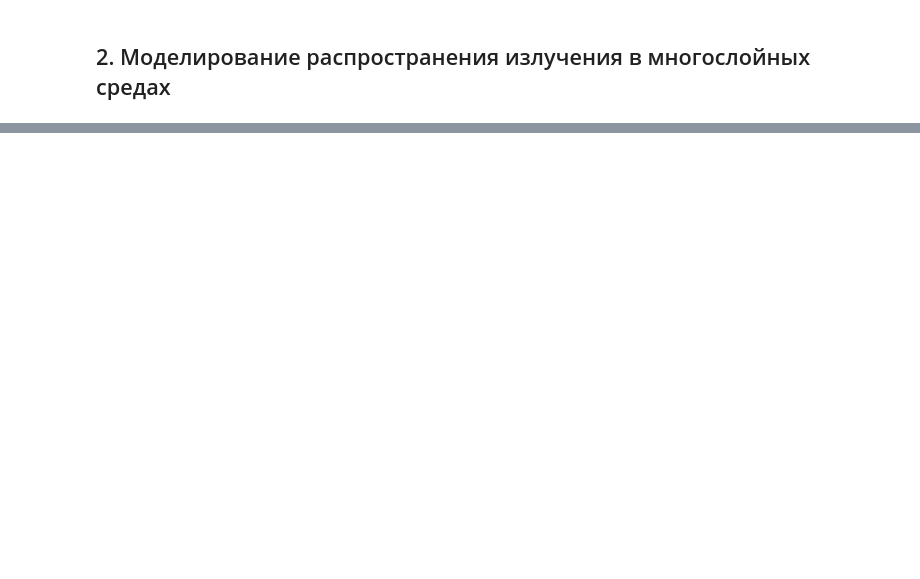
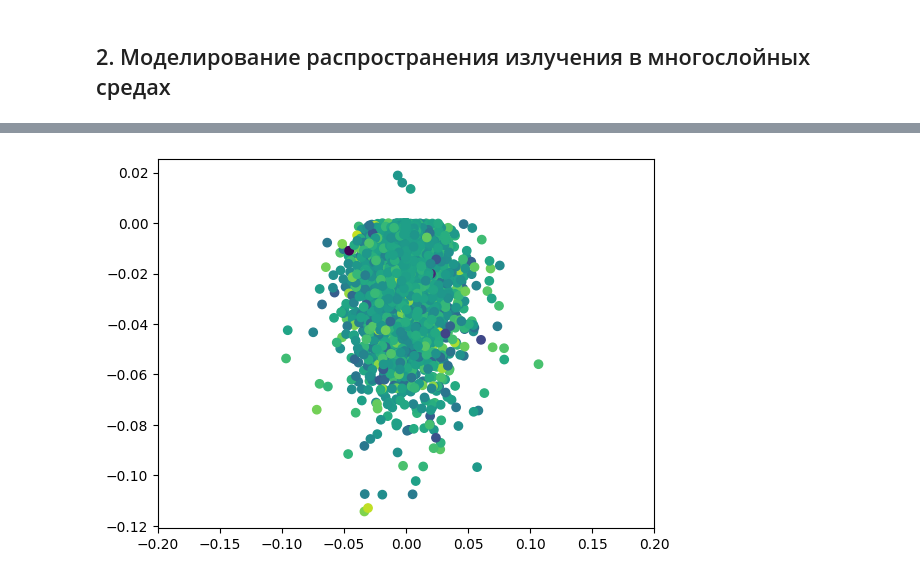
Before and after one commit to ipaingo/study, a Jupyter notebook: python/imit/lab2.ipynb, the cells around one changed output, grey strips where cells are left out. Saved outputs shown, nothing was run; the diff lists cells and outputs as text; code cells hidden in the pictures; blank space fills up the shorter version.

```diff
--- a/python/imit/lab2.ipynb
+++ b/python/imit/lab2.ipynb
@@ -255,32 +248,0 @@ depth = 0.07
-# %%
-# Визуализация слоёв
-fig = plt.figure(figsize=(6, 8))
-ax = fig.add_subplot(111, projection='3d')
-
-z_start = 0
-for layer in layers:
-    r = random.randint(0, 255)
-    g = random.randint(0, 255)
-    b = random.randint(0, 255)
-
-    z_end = z_start - layer["d"]
-    x = np.linspace(-0.5, 0.5, 10)
-    y = np.linspace(-0.5, 0.5, 10)
-    X, Y = np.meshgrid(x, y)
-    Z = np.full_like(X, z_end)
-    ax.plot_surface(X, Y, Z, color="#{:02x}{:02x}{:02x}".format(r, g, b), alpha=0.3)
-    z_start = z_end
-
-# Визуализация сферы
-u = np.linspace(0, 2 * np.pi, 20)
-v = np.linspace(0, np.pi, 20)
-x_s = radius * np.outer(np.cos(u), np.sin(v))
-y_s = radius * np.outer(np.sin(u), np.sin(v))
-z_s = radius * np.outer(np.ones(np.size(u)), np.cos(v)) - depth
-ax.plot_surface(x_s, y_s, z_s, color='r', alpha=1.0)
-
-ax.set_xlabel("X")
-ax.set_ylabel("Y")
-ax.set_zlabel("Z")
-ax.set_title("Структура биоткани с неоднородностью")
-plt.show()
@@ -398,0 +413,6 @@ plt.show()
+# %%
+plt.scatter(x_absorb, z_absorb, c = y_absorb)
+plt.xlim(-0.2, 0.2)
+plt.show()
+# %% [output]
+[figure, added]
```
Also changed, not shown: parts of 18 cells of this notebook, 5 other files.
